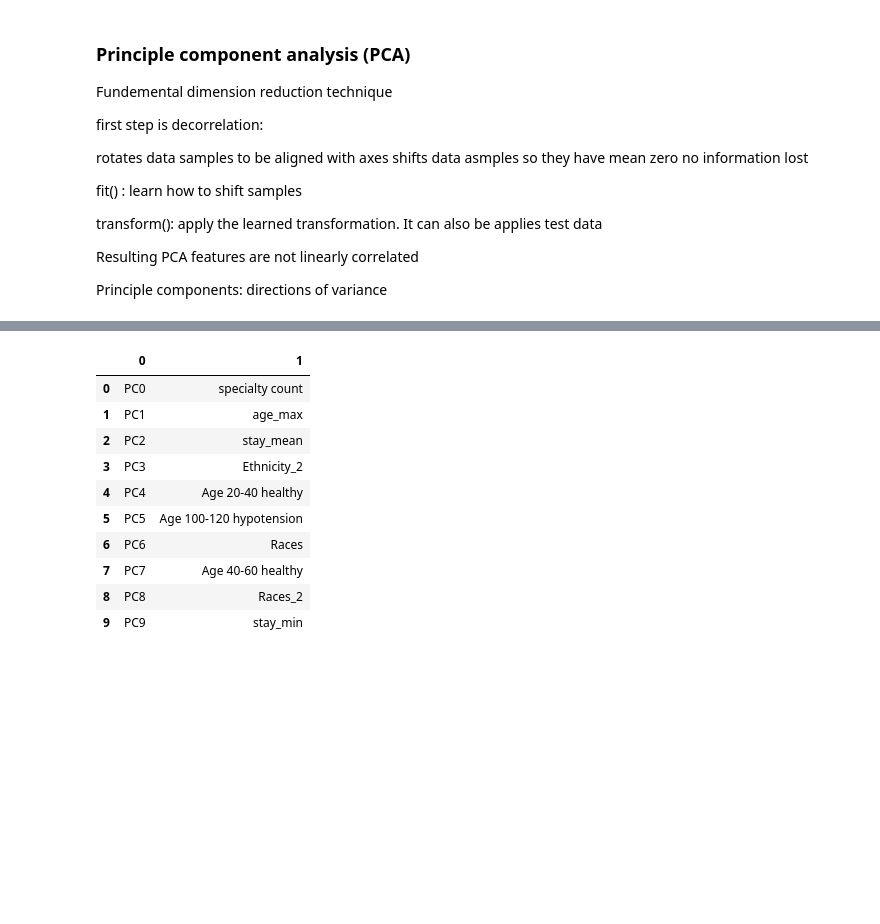
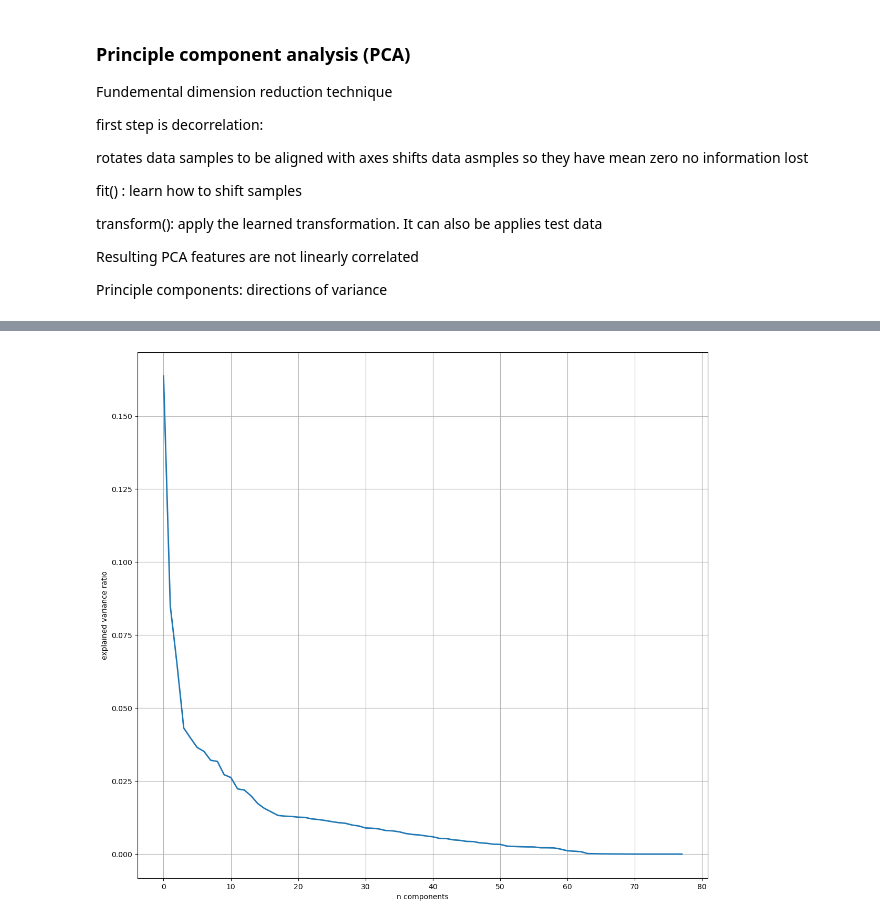
Before and after one commit to SpassMed-Projects/FDA, a Jupyter notebook: src/models/feature_selection.ipynb, the cells around one changed output, grey strips where cells are left out. Saved outputs shown, nothing was run; the diff lists cells and outputs as text; code cells hidden in the pictures; blank space fills up the shorter version.

Commit message:
update: feature selection

```diff
--- a/src/models/feature_selection.ipynb
+++ b/src/models/feature_selection.ipynb
@@ -79,3 +115,6 @@ inpatient_mortality_all_train_1
+# %%
+X_ad_cvd = inpatient_ad_train_1.drop(columns = ['readmission within 300 days', 'CVD_readmission'])
+y_ad_cvd = inpatient_ad_train_1[['CVD_readmission']]
 # %% [markdown]
 ## Feature selection
 # %% [markdown]
@@ -199,29 +199,24 @@ Text(0, 0.5, 'explained variance ratio')
+# %%
+PCA_ncomponent(X_ad_cvd)
+# %% [output]
+[figure, added]
 # %%
-pca_mor = PCA(10)
-pca_mor.fit(X_sc)
-# The components are sorted by decreasing explained_variance_.
-n_pcs= pca_mor.components_.shape[0]
+def PCA_select(X, n_num):
+    pca = PCA(n_num)
+    scaler = StandardScaler()
+    X_sc = scaler.fit_transform(X)
+    pca.fit(X_sc)
+    # The components are sorted by decreasing explained_variance_.
+    n_pcs= pca.components_.shape[0]
 
-# get the index of the most important feature on EACH component
-most_important = [np.abs(pca_mor.components_[i]).argmax() for i in range(n_pcs)]
+    # get the index of the most important feature on EACH component
+    most_important = [np.abs(pca.components_[i]).argmax() for i in range(n_pcs)]
 
-# get the names
-most_important_names = [X.columns[most_important[i]] for i in range(n_pcs)]
+    # get the names
+    most_important_names = [X.columns[most_important[i]] for i in range(n_pcs)]
 
-dic = {'PC{}'.format(i): most_important_names[i] for i in range(n_pcs)}
+    dic = {'PC{}'.format(i): most_important_names[i] for i in range(n_pcs)}
 
-# build the dataframe
-df = pd.DataFrame(dic.items())
-df
+    # build the dataframe
+    features_to_keep_pca = list(dic.values())
+    return features_to_keep_pca
-# %% [output]
-|  | 0 | 1 |
-| 0 | PC0 | specialty count |
-| 1 | PC1 | age_max |
-| 2 | PC2 | stay_mean |
-| 3 | PC3 | Ethnicity_2 |
-| 4 | PC4 | Age 20-40 healthy |
-| 5 | PC5 | Age 100-120 hypotension |
-| 6 | PC6 | Races |
-| 7 | PC7 | Age 40-60 healthy |
-| 8 | PC8 | Races_2 |
-| 9 | PC9 | stay_min |
```
Also changed, not shown: parts of 23 cells of this notebook.
